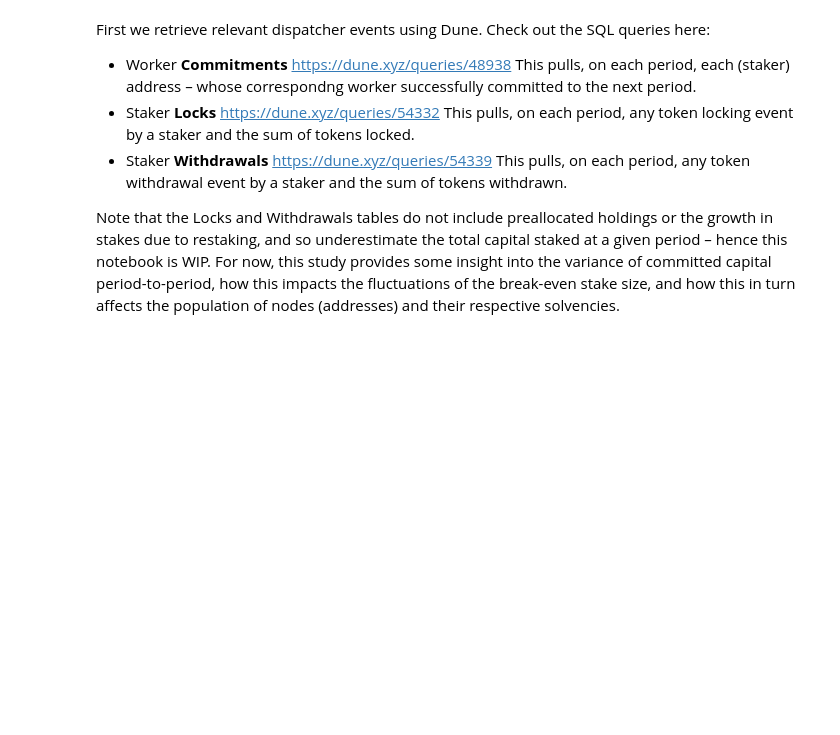
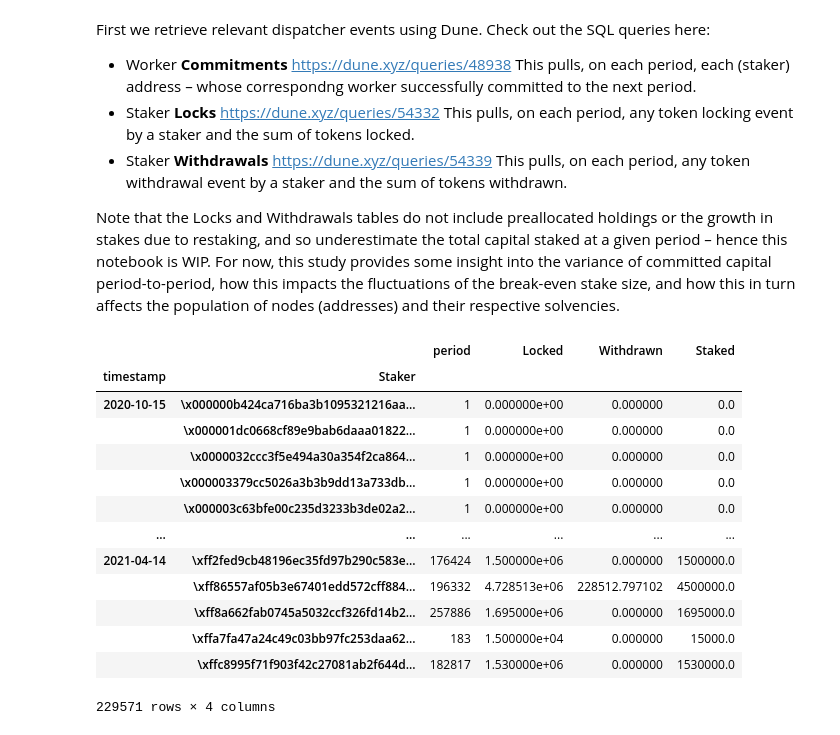
Before and after one commit to arjunhassard/economic-research, a Jupyter notebook: nc_node_behavior/nucypher_node_behavior.ipynb, the cells around one changed output. Saved outputs shown, nothing was run; the diff lists cells and outputs as text; code cells hidden in the pictures; blank space fills up the shorter version.

```diff
--- a/nc_node_behavior/nucypher_node_behavior.ipynb
+++ b/nc_node_behavior/nucypher_node_behavior.ipynb
@@ -39,5 +39,22 @@ split_date = pd.to_datetime('2021-04-15')
 df_1day = df_merged.loc[(df_merged['timestamp'] < split_date)]
 df_7day = df_merged.loc[(df_merged['timestamp'] >= split_date)]
 # %%
-#We calculate a rudimentary value for each staker's
+#We calculate a rudimentary value for each stake value on every period that the associated worker commits.
+df_1day = df_1day.groupby(['timestamp','Staker']).sum().groupby(level='Staker').cumsum()
 df_1day['Staked'] = df_1day['Locked'].copy() - df_1day['Withdrawn'].copy()
+df_1day
+# %% [output]
+|  |  | period | Locked | Withdrawn | Staked |
+| timestamp | Staker |  |  |  |  |
+| 2020-10-15 | \x000000b424ca716ba3b1095321216aa... | 1 | 0.000000e+00 | 0.000000 | 0.0 |
+|  | \x000001dc0668cf89e9bab6daaa01822... | 1 | 0.000000e+00 | 0.000000 | 0.0 |
+|  | \x0000032ccc3f5e494a30a354f2ca864... | 1 | 0.000000e+00 | 0.000000 | 0.0 |
+|  | \x000003379cc5026a3b3b9dd13a733db... | 1 | 0.000000e+00 | 0.000000 | 0.0 |
+|  | \x000003c63bfe00c235d3233b3de02a2... | 1 | 0.000000e+00 | 0.000000 | 0.0 |
+| ... | ... | ... | ... | ... | ... |
+| 2021-04-14 | \xff2fed9cb48196ec35fd97b290c583e... | 176424 | 1.500000e+06 | 0.000000 | 1500000.0 |
+|  | \xff86557af05b3e67401edd572cff884... | 196332 | 4.728513e+06 | 228512.797102 | 4500000.0 |
+|  | \xff8a662fab0745a5032ccf326fd14b2... | 257886 | 1.695000e+06 | 0.000000 | 1695000.0 |
+|  | \xffa7fa47a24c49c03bb97fc253daa62... | 183 | 1.500000e+04 | 0.000000 | 15000.0 |
+|  | \xffc8995f71f903f42c27081ab2f644d... | 182817 | 1.530000e+06 | 0.000000 | 1530000.0 |
+229571 rows × 4 columns
```
Also changed, not shown: parts of 2 cells of this notebook.
